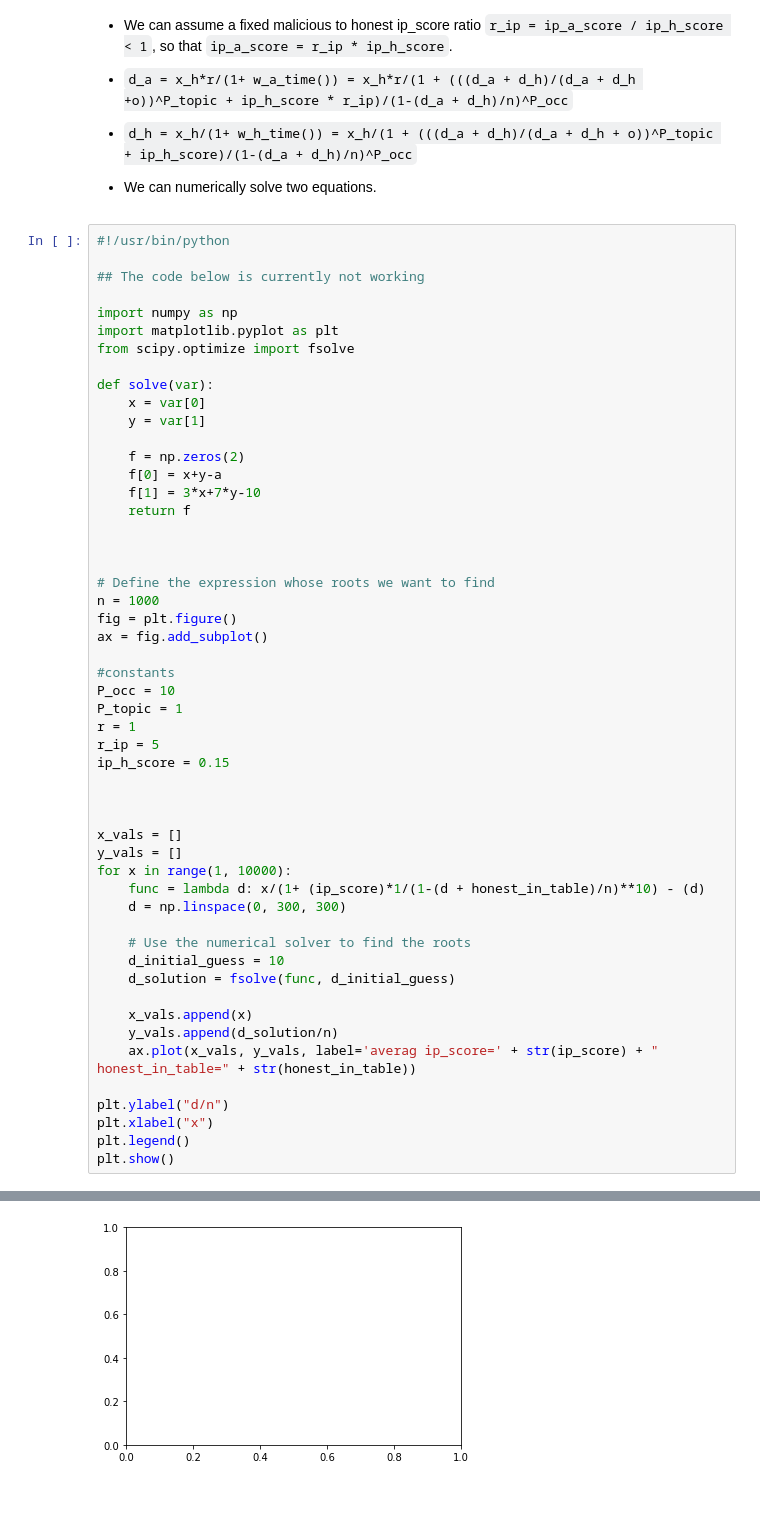
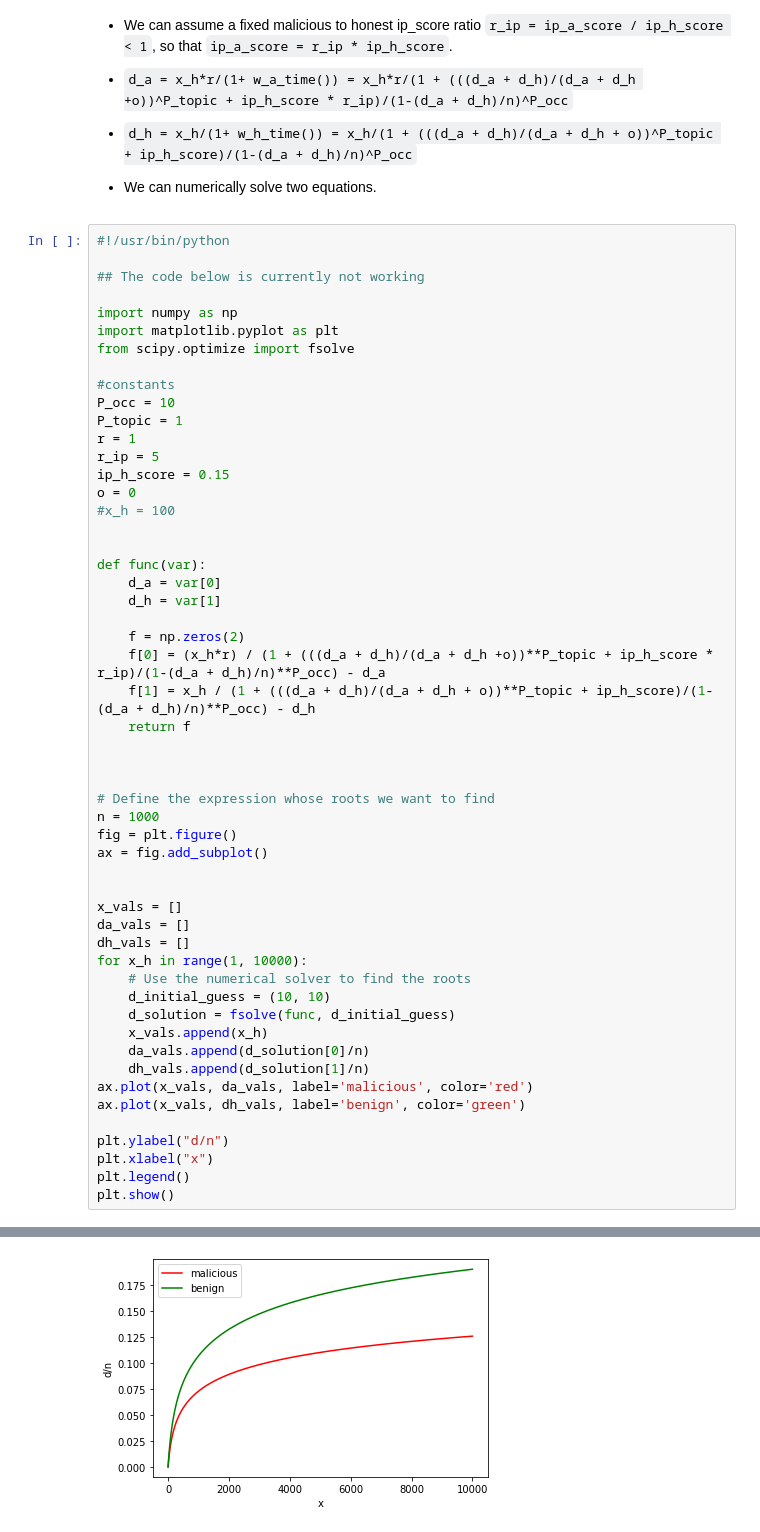
Before and after one commit to harnen/p2p-service-discovery, a Jupyter notebook: service-discovery/python/math.ipynb, the cells around one changed output, grey strips where cells are left out. Saved outputs shown, nothing was run; the diff lists cells and outputs as text; blank space fills up the shorter version.

Commit message:
[maths]Probability of retrieving a malicious ad from an honest registrar

```diff
--- a/service-discovery/python/math.ipynb
+++ b/service-discovery/python/math.ipynb
@@ -167,13 +167,23 @@ import numpy as np
 import matplotlib.pyplot as plt
 from scipy.optimize import fsolve
 
-def solve(var):
-    x = var[0]
-    y = var[1]
+#constants
+P_occ = 10
+P_topic = 1
+r = 1
+r_ip = 5
+ip_h_score = 0.15
+o = 0
+#x_h = 100
+
+
+def func(var):
+    d_a = var[0]
+    d_h = var[1]
 
     f = np.zeros(2)
-    f[0] = x+y-a
-    f[1] = 3*x+7*y-10
+    f[0] = (x_h*r) / (1 + (((d_a + d_h)/(d_a + d_h +o))**P_topic + ip_h_score * r_ip)/(1-(d_a + d_h)/n)**P_occ) - d_a
+    f[1] = x_h / (1 + (((d_a + d_h)/(d_a + d_h + o))**P_topic + ip_h_score)/(1-(d_a + d_h)/n)**P_occ) - d_h
     return f
 
 
@@ -183,28 +193,19 @@ n = 1000
 fig = plt.figure()
 ax = fig.add_subplot()
 
-#constants
-P_occ = 10
-P_topic = 1
-r = 1
-r_ip = 5
-ip_h_score = 0.15
-
-
 
 x_vals = []
-y_vals = []
-for x in range(1, 10000):
-    func = lambda d: x/(1+ (ip_score)*1/(1-(d + honest_in_table)/n)**10) - (d)
-    d = np.linspace(0, 300, 300)
-
+da_vals = []
+dh_vals = []
+for x_h in range(1, 10000):
     # Use the numerical solver to find the roots
-    d_initial_guess = 10
+    d_initial_guess = (10, 10)
     d_solution = fsolve(func, d_initial_guess)
-
-    x_vals.append(x)
-    y_vals.append(d_solution/n)
-    ax.plot(x_vals, y_vals, label='averag ip_score=' + str(ip_score) + " honest_in_table=" + str(honest_in_table))
+    x_vals.append(x_h)
+    da_vals.append(d_solution[0]/n)
+    dh_vals.append(d_solution[1]/n)
+ax.plot(x_vals, da_vals, label='malicious', color='red')
+ax.plot(x_vals, dh_vals, label='benign', color='green')
 
 plt.ylabel("d/n")
 plt.xlabel("x")
@@ -215 +215 @@ NameError: name 'ip_score' is not defined
-[figure, old version]
+[figure, new version]
```
Also changed, not shown: parts of 1 cell of this notebook.
